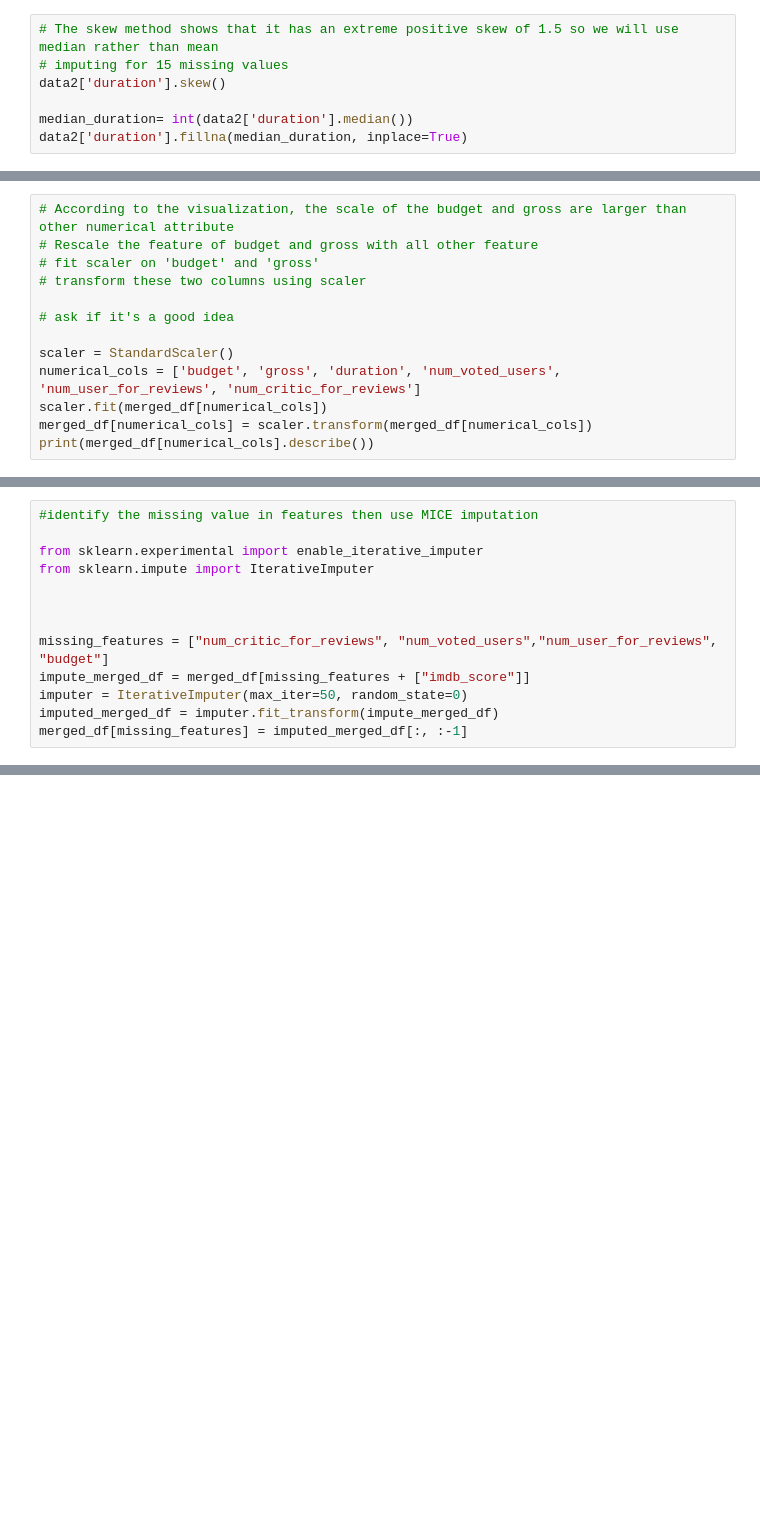
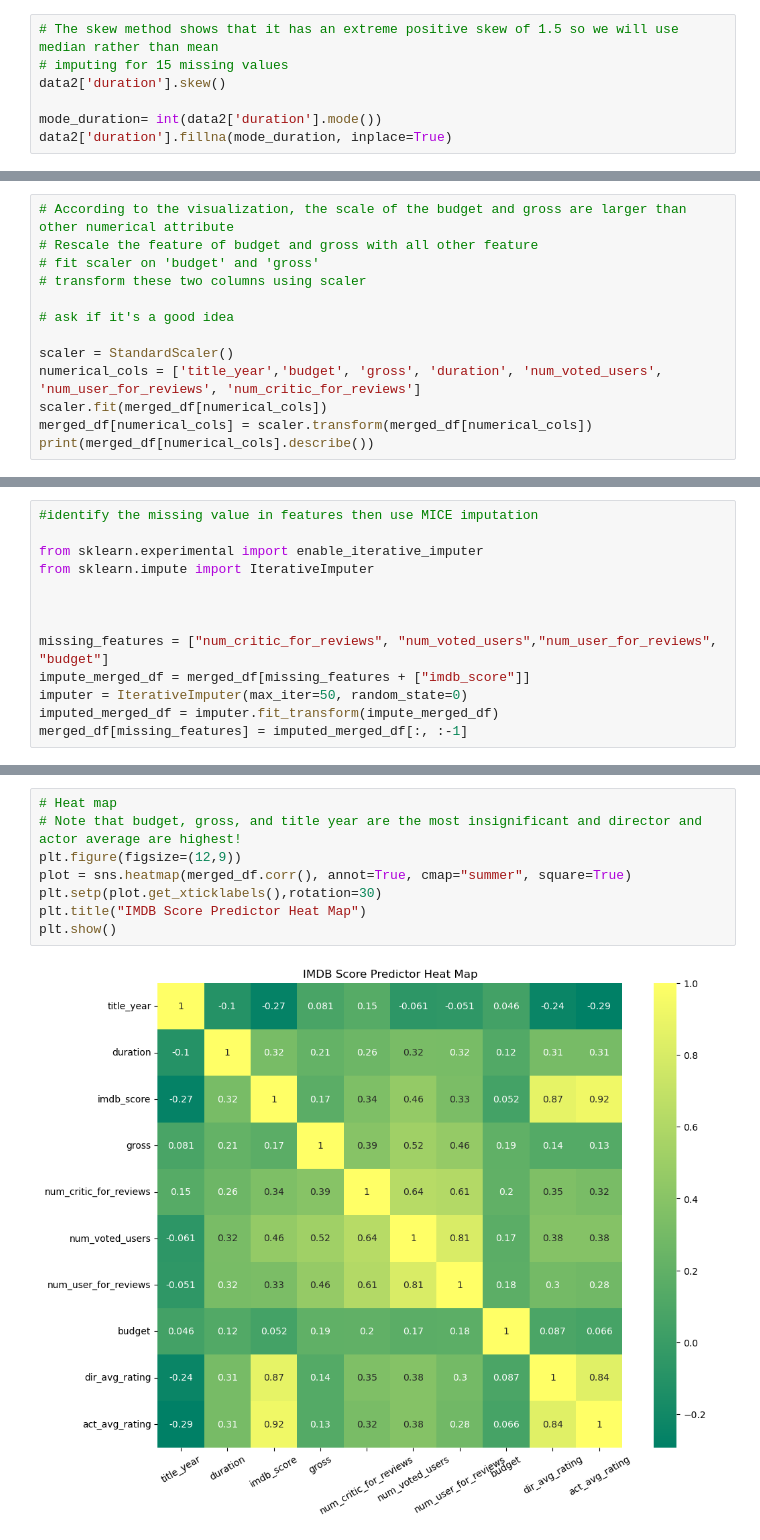
Before and after one commit to YasoJan/IMDB-Rating-Predictor, a Jupyter notebook: IMDB-Rating-Predictor.ipynb, the cells around one changed output, grey strips where cells are left out. Saved outputs shown, nothing was run; the diff lists cells and outputs as text; blank space fills up the shorter version.

```diff
--- a/IMDB-Rating-Predictor.ipynb
+++ b/IMDB-Rating-Predictor.ipynb
@@ -445,8 +445,8 @@ data2['director_name'].fillna(value=data2['director_name'].mode()[0], inplace=Tr
 # imputing for 15 missing values
 data2['duration'].skew()
 
-median_duration= int(data2['duration'].median())
-data2['duration'].fillna(median_duration, inplace=True)
+mode_duration= int(data2['duration'].mode())
+data2['duration'].fillna(mode_duration, inplace=True)
 # %%
 # imputation for actor_2_name using mode
 data2['actor_2_name'].fillna(value=data2['actor_2_name'].mode()[0], inplace=True)
@@ -787,7 +787,7 @@ print(ratings_df)
 # ask if it's a good idea
 
 scaler = StandardScaler()
-numerical_cols = ['budget', 'gross', 'duration', 'num_voted_users', 'num_user_for_reviews', 'num_critic_for_reviews']
+numerical_cols = ['title_year','budget', 'gross', 'duration', 'num_voted_users', 'num_user_for_reviews', 'num_critic_for_reviews']
 scaler.fit(merged_df[numerical_cols])
 merged_df[numerical_cols] = scaler.transform(merged_df[numerical_cols])
 print(merged_df[numerical_cols].describe())
@@ -1021,0 +1008,10 @@ memory usage: 791.1+ KB
+# %%
+# Heat map
+# Note that budget, gross, and title year are the most insignificant and director and actor average are highest!
+plt.figure(figsize=(12,9))
+plot = sns.heatmap(merged_df.corr(), annot=True, cmap="summer", square=True)
+plt.setp(plot.get_xticklabels(),rotation=30)
+plt.title("IMDB Score Predictor Heat Map")
+plt.show()
+# %% [output]
+[figure, added]
```
Also changed, not shown: parts of 18 cells of this notebook.
